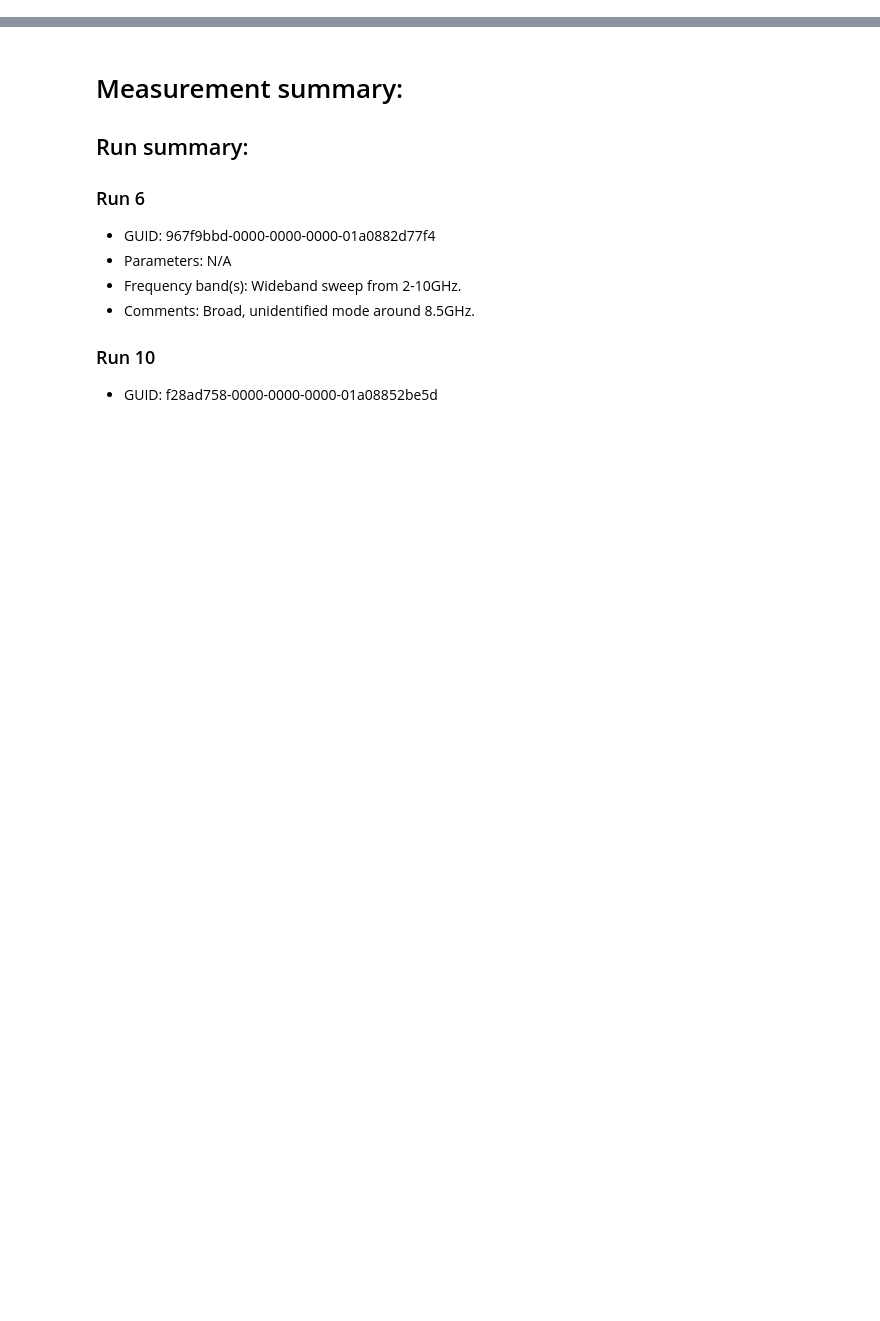
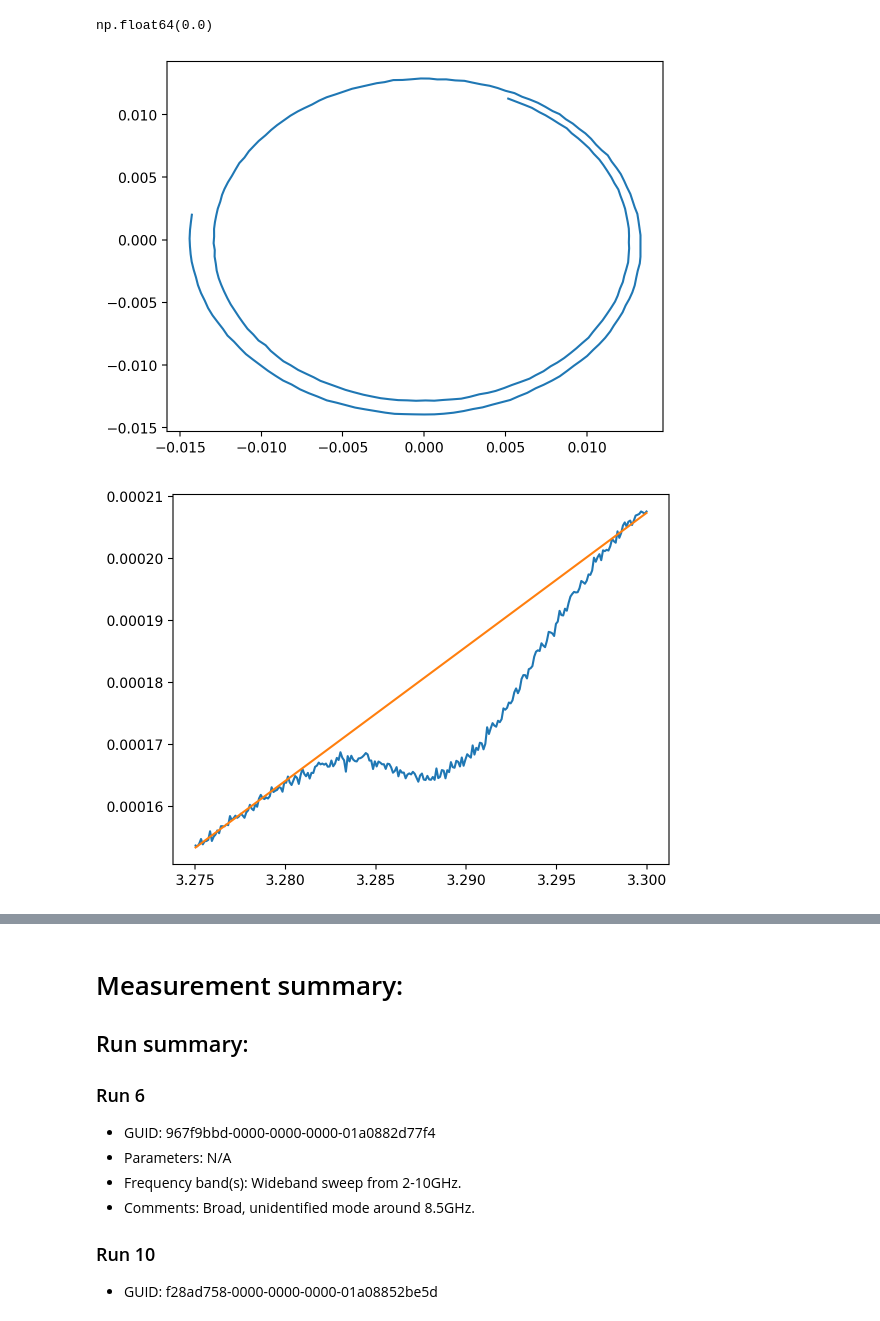
Before and after one commit to eseyetea/2d-sensing, a Jupyter notebook: 2d-sensing/src/analysis/analysis - Copy.ipynb, the cells around one changed output, grey strips where cells are left out. Drawn from its saved outputs; the diff is of its cells as text; code cells hidden in the pictures; blank space fills up the shorter version.

```diff
--- a/2d-sensing/src/measurement/analysis.ipynb
+++ b/2d-sensing/src/analysis/analysis - Copy.ipynb
@@ -20,0 +92,6 @@ import time
+# %%
+%config InlineBackend.figure_format = 'retina'
+plt.rcParams['image.cmap'] = 'summer'
+
+plt.rcParams['font.family'] = 'sans-serif'
+plt.rcParams['font.sans-serif'] = ['Source Sans Pro'] + plt.rcParams['font.sans-serif']
@@ -20,0 +101,3 @@ import time
+# %%
+guid='03b6b17b-0000-0000-0000-01a098460236'
+ds = qcodes.dataset.load_by_guid(guid)
@@ -20,0 +130,41 @@ import time
+# %%
+gate, freq, s21 = load_band_2d(ds,'sample')
+seg_freq, seg_s21 = segment_freq_sweep(freq,s21,segment=(3.275e9,3.30e9))
+# %%
+gate[28]
+# %% [output]
+np.float64(0.0)
+# %%
+# Set background with gate = 0V.
+
+seg = seg_s21[28]
+plt.plot(np.real(seg),np.imag(seg))
+
+plt.figure(2)
+
+seg_power = np.abs(seg)**2
+plt.plot(seg_freq/1e9,seg_power)
+
+idx = 25
+stitch_freq = np.concatenate((seg_freq[:idx], seg_freq[-idx:]))
+stitch_seg = np.concatenate((seg_power[:idx], seg_power[-idx:]))
+
+m,b=np.polyfit(stitch_freq/1e9,stitch_seg,1)
+plt.plot(seg_freq/1e9,(m*seg_freq/1e9)+b)
+
+plt.figure(3)
+
+plt.plot(seg_freq/1e9,seg_power-(m*seg_freq/1e9+b))
+
+guess = [3.290,0.01,1,-1]
+popt,_ = curve_fit(neg_lorentzian,seg_freq/1e9,seg_power-(m*seg_freq/1e9+b),p0=guess)
+
+plt.plot(seg_freq/1e9,neg_lorentzian(seg_freq/1e9,*popt))
+
+BACKGROUND = m*seg_freq/1e9+b
+
+M = m
+B = b
+# %% [output]
+[figure, added]
+[figure, added]
```
Also changed, not shown: parts of 19 cells of this notebook, 18 other files.
